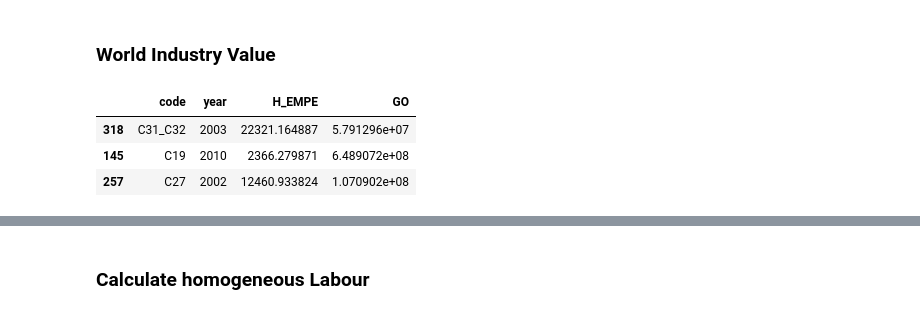
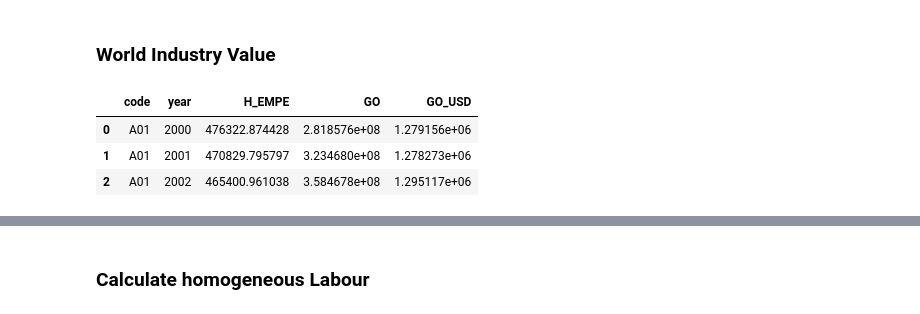
Before and after one commit to kavyajeetbora/ETL_wages, a Jupyter notebook: WIOD.ipynb, the cells around one changed output, grey strips where cells are left out. Drawn from its saved outputs; the diff is of its cells as text; code cells hidden in the pictures.

```diff
--- a/WIOD.ipynb
+++ b/WIOD.ipynb
@@ -378,18 +377,20 @@ country_ind_ppp.sample(5)
 # %%
 GO_industry_total = SEA_GO.groupby(['code','year']).sum().reset_index().drop(columns=['country'],axis=1)
 GO_industry_total = GO_industry_total.rename(columns = {'value':'GO'})
+
+GO_industry_total['GO_USD'] = SEA_USD_GO.groupby(['code','year']).sum().reset_index().drop(columns=['country'],axis=1)['value']
 
 SEA_HEMPE = SEA[SEA['variable']=="H_EMPE"].copy().drop(columns=['country', 'variable'],axis=1)
 HEMPE_industry_total = SEA_HEMPE.groupby(['code','year']).sum().reset_index()
 HEMPE_industry_total = HEMPE_industry_total.rename(columns = {'value':'H_EMPE'})
 
 HEMPE_GO_ind_total = HEMPE_industry_total.set_index(['code','year']).join(GO_industry_total.set_index(['code','year'])).reset_index()
-HEMPE_GO_ind_total.sample(3)
+HEMPE_GO_ind_total.head(3)
 # %% [output]
-|  | code | year | H_EMPE | GO |
-| 318 | C31_C32 | 2003 | 22321.164887 | 5.791296e+07 |
-| 145 | C19 | 2010 | 2366.279871 | 6.489072e+08 |
-| 257 | C27 | 2002 | 12460.933824 | 1.070902e+08 |
+|  | code | year | H_EMPE | GO | GO_USD |
+| 0 | A01 | 2000 | 476322.874428 | 2.818576e+08 | 1.279156e+06 |
+| 1 | A01 | 2001 | 470829.795797 | 3.234680e+08 | 1.278273e+06 |
+| 2 | A01 | 2002 | 465400.961038 | 3.584678e+08 | 1.295117e+06 |
 # %%
 %%time
 world_industry_values = []
```
Also changed, not shown: parts of 15 cells of this notebook.
